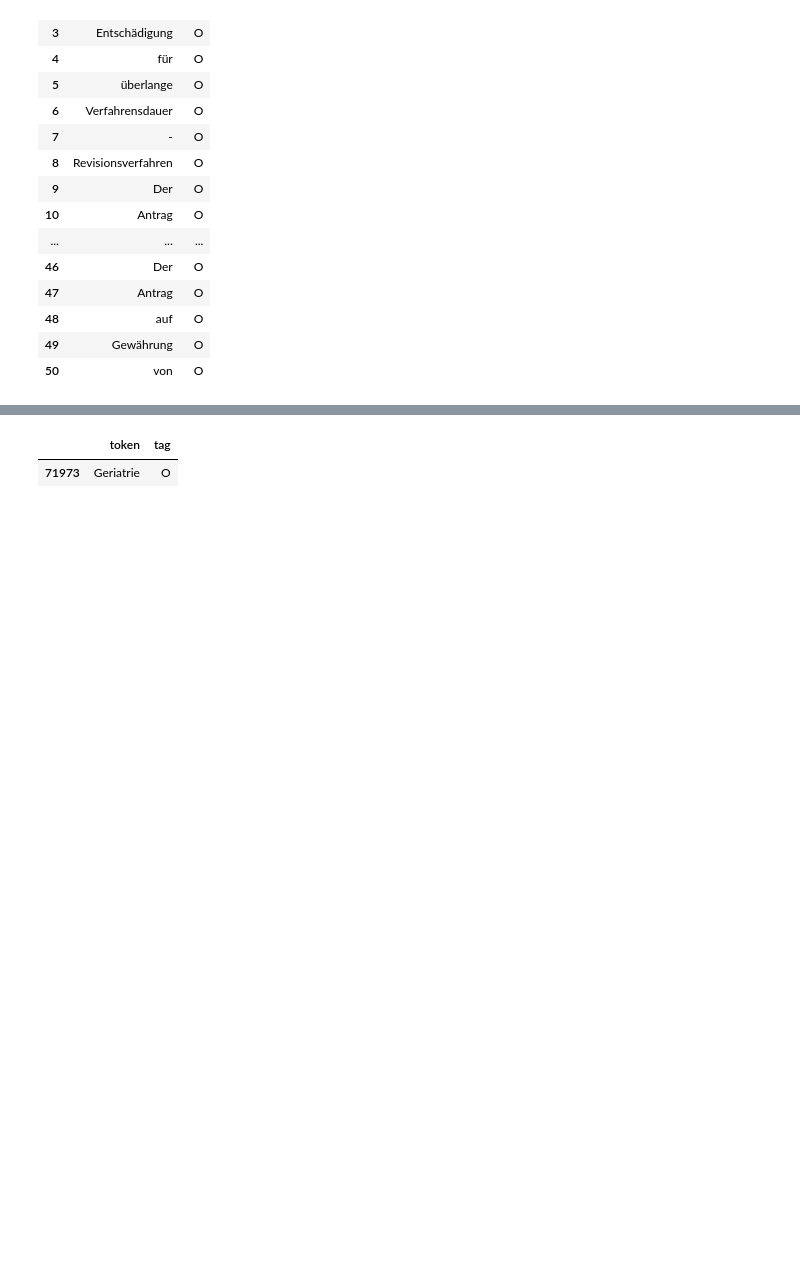
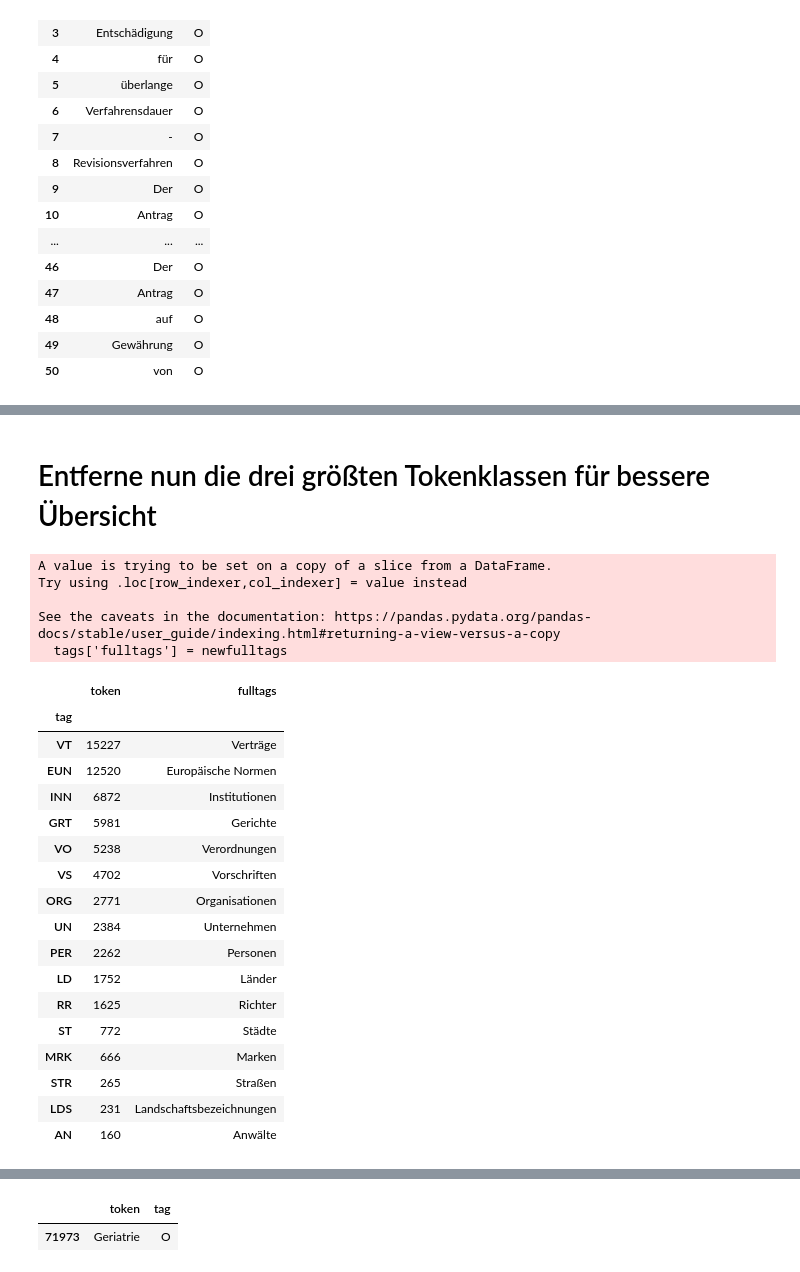
Before and after one commit to stefankrueger/flairPlayground, a Jupyter notebook: notebooks/ler_data_analysis.ipynb, the cells around one changed output, grey strips where cells are left out. Saved outputs shown, nothing was run; the diff lists cells and outputs as text; code cells hidden in the pictures; blank space fills up the shorter version.

```diff
--- a/notebooks/ler_data_analysis.ipynb
+++ b/notebooks/ler_data_analysis.ipynb
@@ -44,0 +139,33 @@ df.head(50)
+# %% [markdown]
+# Entferne nun die drei größten Tokenklassen für bessere Übersicht
+# %%
+#tags = tags.loc[(tags['token'] < 190000)] # tag RS entfernt #RS = 194601
+#tags = tags.loc[(tags['token'] < 98413)] # tag RS,GS entfernt #GS = 116934
+tags = tags.loc[(tags['token'] < 35000)] # tag RS,GS,LIT entfernt #LIT = 38119
+newfulltags = ['Verträge','Europäische Normen','Institutionen','Gerichte','Verordnungen','Vorschriften','Organisationen','Unternehmen','Personen','Länder','Richter','Städte','Marken','Straßen','Landschaftsbezeichnungen','Anwälte']
+tags['fulltags'] = newfulltags
+tags
+# %% [output]
+A value is trying to be set on a copy of a slice from a DataFrame.
+Try using .loc[row_indexer,col_indexer] = value instead
+
+See the caveats in the documentation: https://pandas.pydata.org/pandas-docs/stable/user_guide/indexing.html#returning-a-view-versus-a-copy
+  tags['fulltags'] = newfulltags
+|  | token | fulltags |
+| tag |  |  |
+| VT | 15227 | Verträge |
+| EUN | 12520 | Europäische Normen |
+| INN | 6872 | Institutionen |
+| GRT | 5981 | Gerichte |
+| VO | 5238 | Verordnungen |
+| VS | 4702 | Vorschriften |
+| ORG | 2771 | Organisationen |
+| UN | 2384 | Unternehmen |
+| PER | 2262 | Personen |
+| LD | 1752 | Länder |
+| RR | 1625 | Richter |
+| ST | 772 | Städte |
+| MRK | 666 | Marken |
+| STR | 265 | Straßen |
+| LDS | 231 | Landschaftsbezeichnungen |
+| AN | 160 | Anwälte |
```
Also changed, not shown: parts of 20 cells of this notebook.
